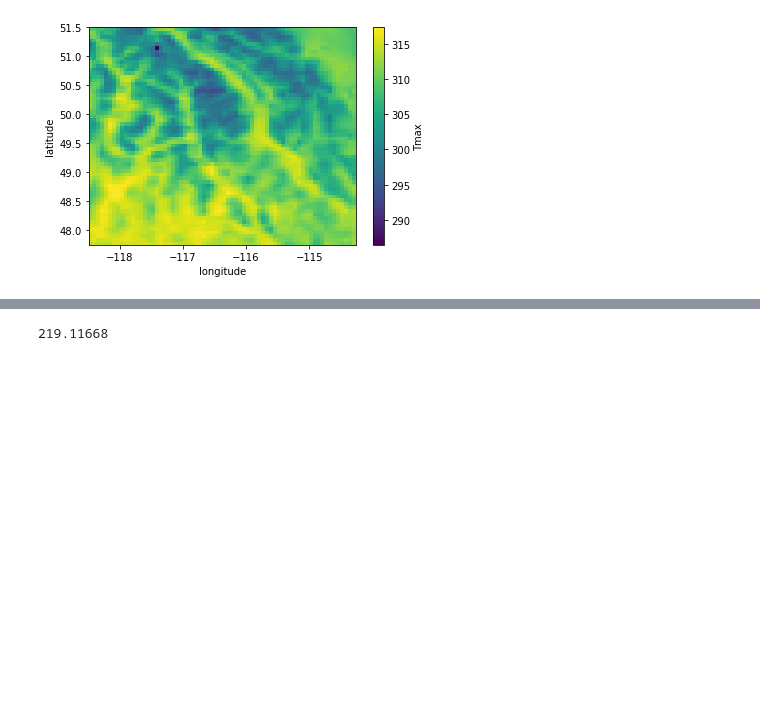
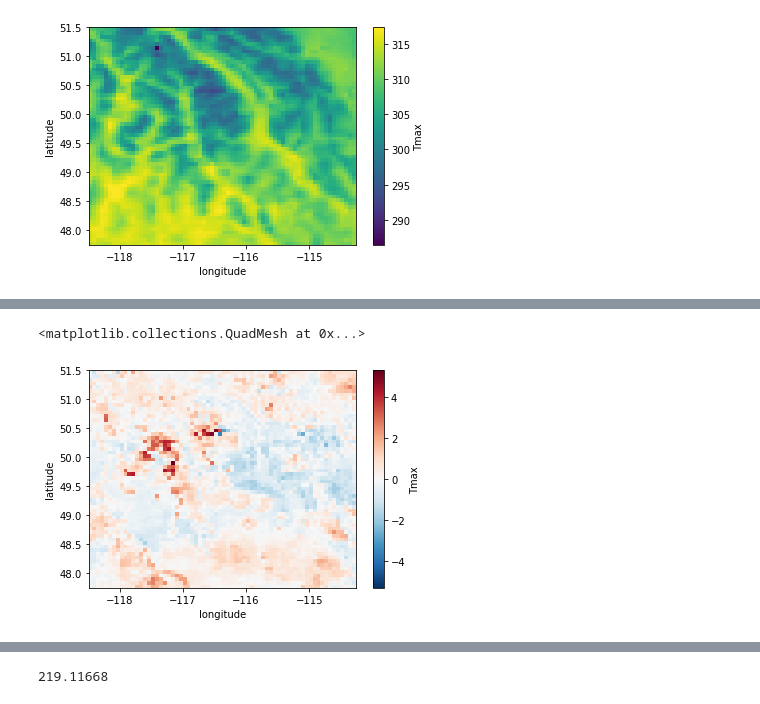
Before and after one commit to bertjebertjek/ICAR_Bias_Correction, a Jupyter notebook: 3_Analysis/Plot_results_bc.ipynb, the cells around one changed output, grey strips where cells are left out. Cells and saved outputs as stored; diff of their text form; code cells hidden in the pictures; blank space fills up the shorter version.

```diff
--- a/3_Analysis/Plot_results_bc.ipynb
+++ b/3_Analysis/Plot_results_bc.ipynb
@@ -189 +206,6 @@ ds_bc.Tmax.max(dim='time').plot()
+# %%
+(ds_bc2.Tmax.max(dim='time') - ds_bc.Tmax.max(dim='time') ).plot()
+# %% [output]
+<matplotlib.collections.QuadMesh at 0x...>
+[figure, added]
 # %% [markdown]
```
Also changed, not shown: parts of 38 cells of this notebook, 6 other files.
